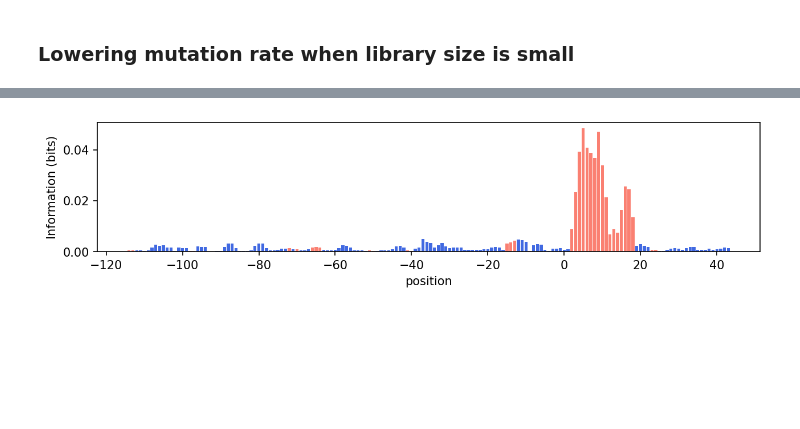
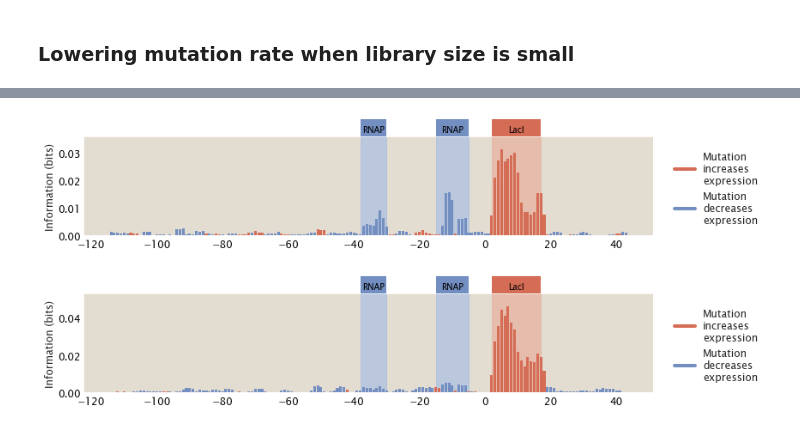
Before and after one commit to RPGroup-PBoC/theoretical_regseq, a Jupyter notebook: notebooks/experimental/mutation_rate.ipynb, the cells around one changed output, grey strips where cells are left out. Cells and saved outputs as stored; diff of their text form; code cells hidden in the pictures; blank space fills up the shorter version.

```diff
--- a/notebooks/experimental/mutation_rate.ipynb
+++ b/notebooks/experimental/mutation_rate.ipynb
@@ -267,14 +180,18 @@ footprint, exshift_list = get_footprint(promoter, rnap_site, rep_site, rnap_emat
-# %%
-fig, ax = plt.subplots(figsize=(10,2))
-ax.set_ylabel('Information (bits)')
-ax.set_xlabel('position')
-
-windowsize = 3
-cut = int((windowsize - 1) / 2)
-x = np.arange(-115 + cut, 45 - cut)
-shiftcolors = [('salmon' if exshift > 0 else 'royalblue') for exshift in exshift_list]
-ax.bar(x, footprint, edgecolor=None, color=shiftcolors)
-
-plt.show()
-# %% [output]
-[figure, removed]
+# %%
+df = tregs.simulate.sim(promoter, tregs.simulate.simrep_pbound, [rnap_site, rep_site],
+                        *[n_NS, n_p, n_r, rnap_emat, rep_emat, ep_wt, er_wt],
+                        num_mutants=1000, mutrate=0.05)
+
+region_params = [(-38, -30, 'P', 'RNAP'), (-15, -5, 'P', 'RNAP'), (2, 17, 'R', 'LacI')]
+tregs.footprint.plot_footprint(promoter, df, region_params)
+# %% [output]
+[figure, added]
+# %%
+df = tregs.simulate.sim(promoter, tregs.simulate.simrep_pbound, [rnap_site, rep_site],
+                        *[n_NS, n_p, n_r, rnap_emat, rep_emat, ep_wt, er_wt],
+                        num_mutants=1000, mutrate=0.03)
+
+region_params = [(-38, -30, 'P', 'RNAP'), (-15, -5, 'P', 'RNAP'), (2, 17, 'R', 'LacI')]
+tregs.footprint.plot_footprint(promoter, df, region_params)
+# %% [output]
+[figure, added]
```
Also changed, not shown: parts of 21 cells of this notebook, 27 other files.
